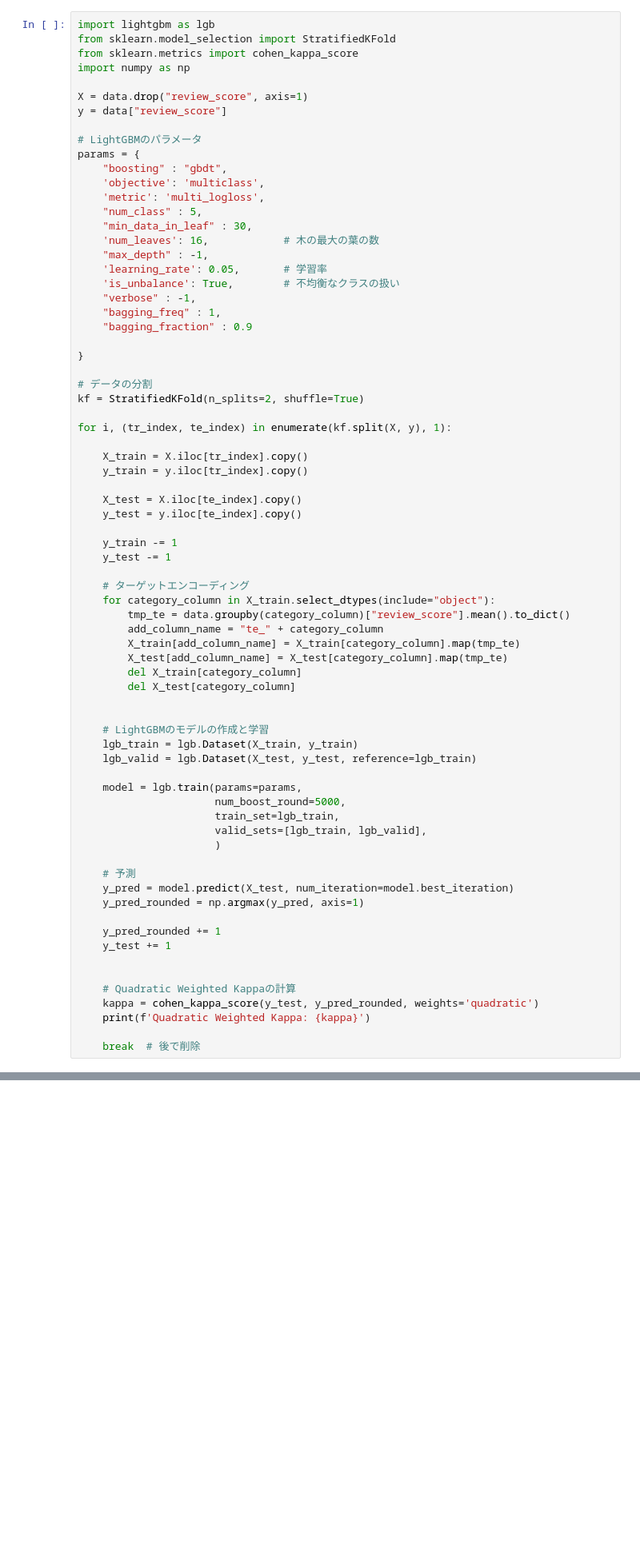
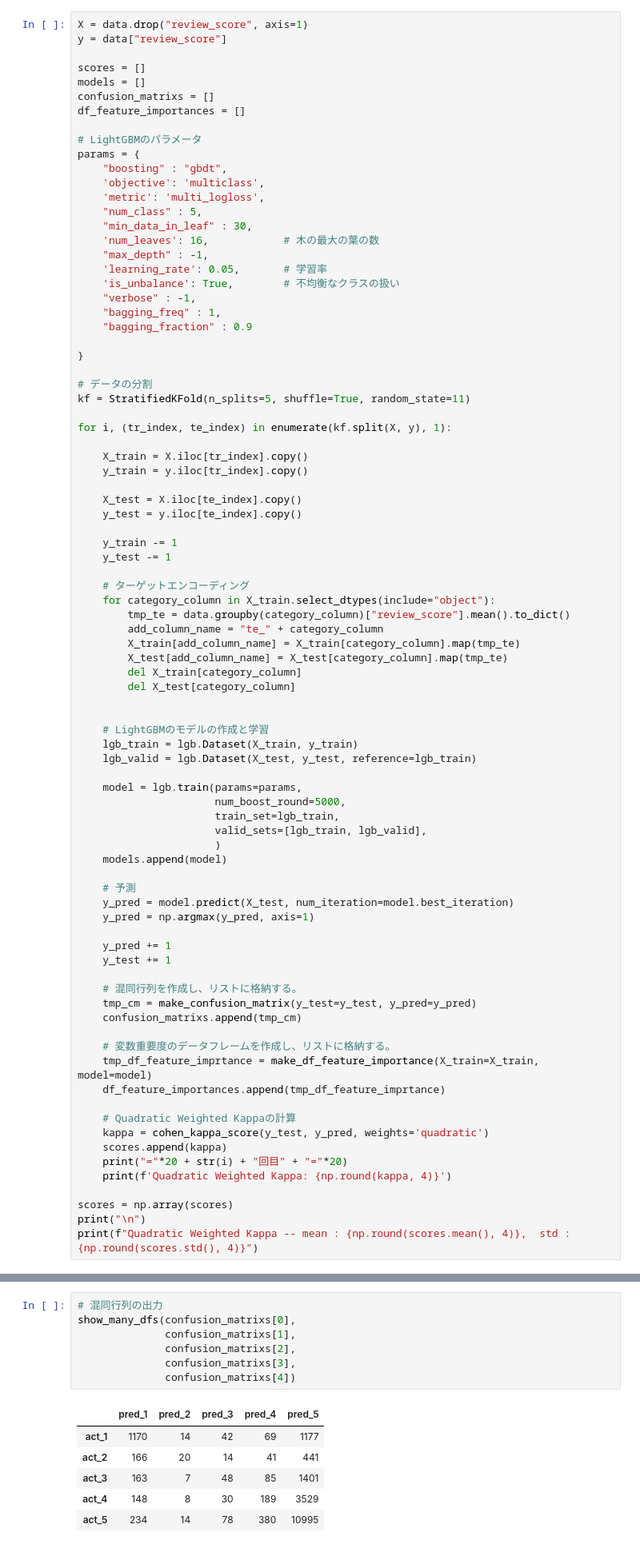
Before and after one commit to Yuki-etu/Brazilian_E-Commerce_kaggle, a Jupyter notebook: 3_models/モデル検討/1_model_lightgbm.ipynb, the cells around one changed output, grey strips where cells are left out. Shown at 80% size. Drawn from its saved outputs; the diff is of its cells as text; blank space fills up the shorter version.

```diff
--- a/3_models/モデル検討/1_model_lightgbm.ipynb
+++ b/3_models/モデル検討/1_model_lightgbm.ipynb
@@ -190,11 +273,11 @@ Quadratic Weighted Kappa: 0.43197634300262444
 # %%
-import lightgbm as lgb
-from sklearn.model_selection import StratifiedKFold
-from sklearn.metrics import cohen_kappa_score
-import numpy as np
-
 X = data.drop("review_score", axis=1)
 y = data["review_score"]
+
+scores = []
+models = []
+confusion_matrixs = []
+df_feature_importances = []
 
 # LightGBMのパラメータ
 params = {
@@ -214,7 +297,7 @@ params = {
 }
 
 # データの分割
-kf = StratifiedKFold(n_splits=2, shuffle=True)
+kf = StratifiedKFold(n_splits=5, shuffle=True, random_state=11)
 
 for i, (tr_index, te_index) in enumerate(kf.split(X, y), 1):
 
@@ -246,18 +329,30 @@ for i, (tr_index, te_index) in enumerate(kf.split(X, y), 1):
                       train_set=lgb_train,
                       valid_sets=[lgb_train, lgb_valid],
                       )
+    models.append(model)
 
     # 予測
     y_pred = model.predict(X_test, num_iteration=model.best_iteration)
-    y_pred_rounded = np.argmax(y_pred, axis=1)
+    y_pred = np.argmax(y_pred, axis=1)
 
-    y_pred_rounded += 1
+    y_pred += 1
     y_test += 1
 
+    # 混同行列を作成し、リストに格納する。
+    tmp_cm = make_confusion_matrix(y_test=y_test, y_pred=y_pred)
+    confusion_matrixs.append(tmp_cm)
+
+    # 変数重要度のデータフレームを作成し、リストに格納する。
+    tmp_df_feature_imprtance = make_df_feature_importance(X_train=X_train, model=model)
+    df_feature_importances.append(tmp_df_feature_imprtance)
 
     # Quadratic Weighted Kappaの計算
-    kappa = cohen_kappa_score(y_test, y_pred_rounded, weights='quadratic')
-    print(f'Quadratic Weighted Kappa: {kappa}')
+    kappa = cohen_kappa_score(y_test, y_pred, weights='quadratic')
+    scores.append(kappa)
+    print("="*20 + str(i) + "回目" + "="*20)
+    print(f'Quadratic Weighted Kappa: {np.round(kappa, 4)}')
 
-    break  # 後で削除
+scores = np.array(scores)
+print("\n")
+print(f"Quadratic Weighted Kappa -- mean : {np.round(scores.mean(), 4)},  std : {np.round(scores.std(), 4)}")
 # %% [output]
@@ -376,0 +372,14 @@ im.sort_values(by="value", ascending=False).head(10)
+# %%
+# 混同行列の出力
+show_many_dfs(confusion_matrixs[0],
+              confusion_matrixs[1],
+              confusion_matrixs[2],
+              confusion_matrixs[3],
+              confusion_matrixs[4])
+# %% [output]
+|  | pred_1 | pred_2 | pred_3 | pred_4 | pred_5 |
+| act_1 | 1170 | 14 | 42 | 69 | 1177 |
+| act_2 | 166 | 20 | 14 | 41 | 441 |
+| act_3 | 163 | 7 | 48 | 85 | 1401 |
+| act_4 | 148 | 8 | 30 | 189 | 3529 |
+| act_5 | 234 | 14 | 78 | 380 | 10995 |
```
Also changed, not shown: parts of 18 cells of this notebook, 3 other files.
